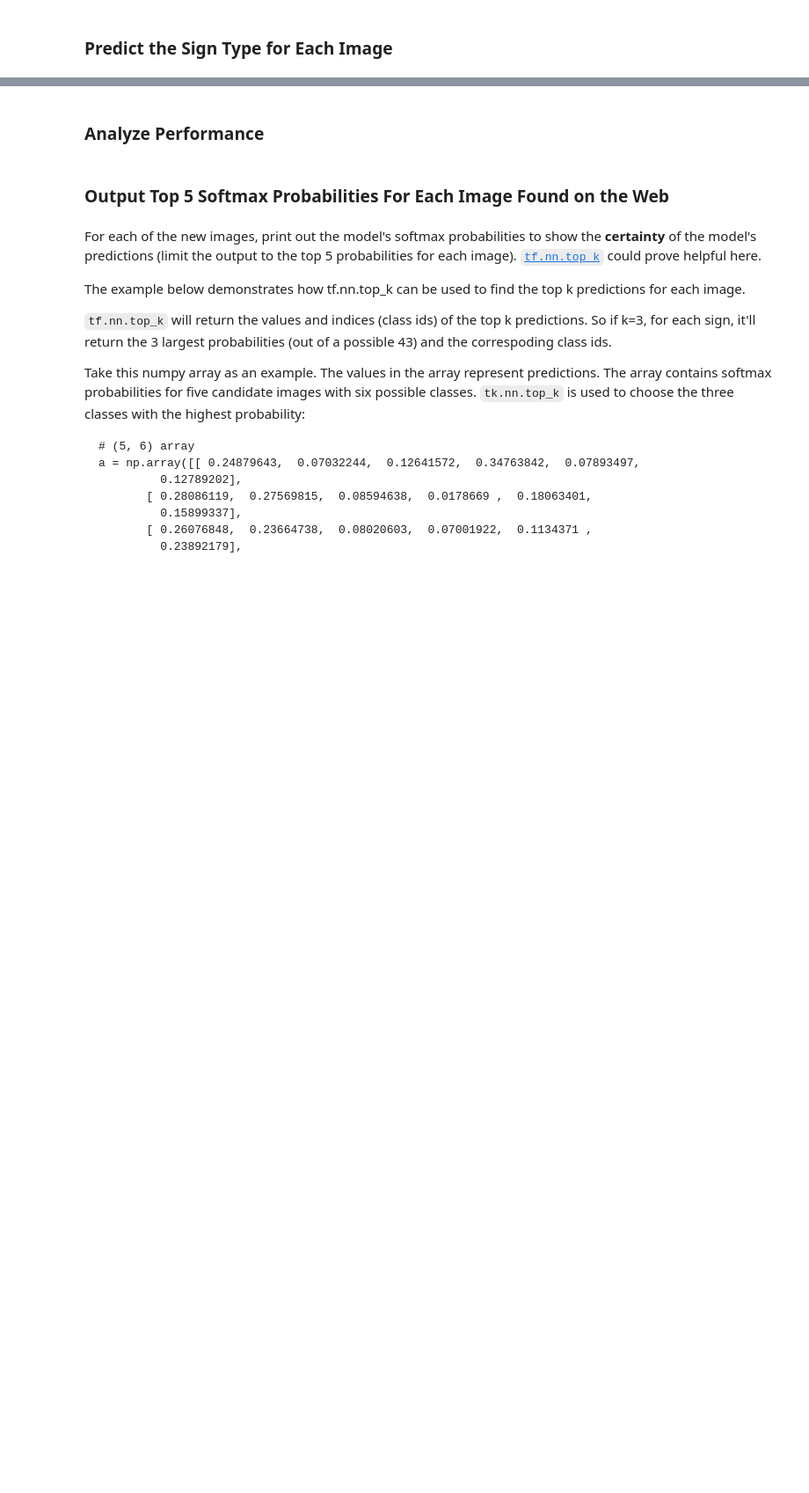
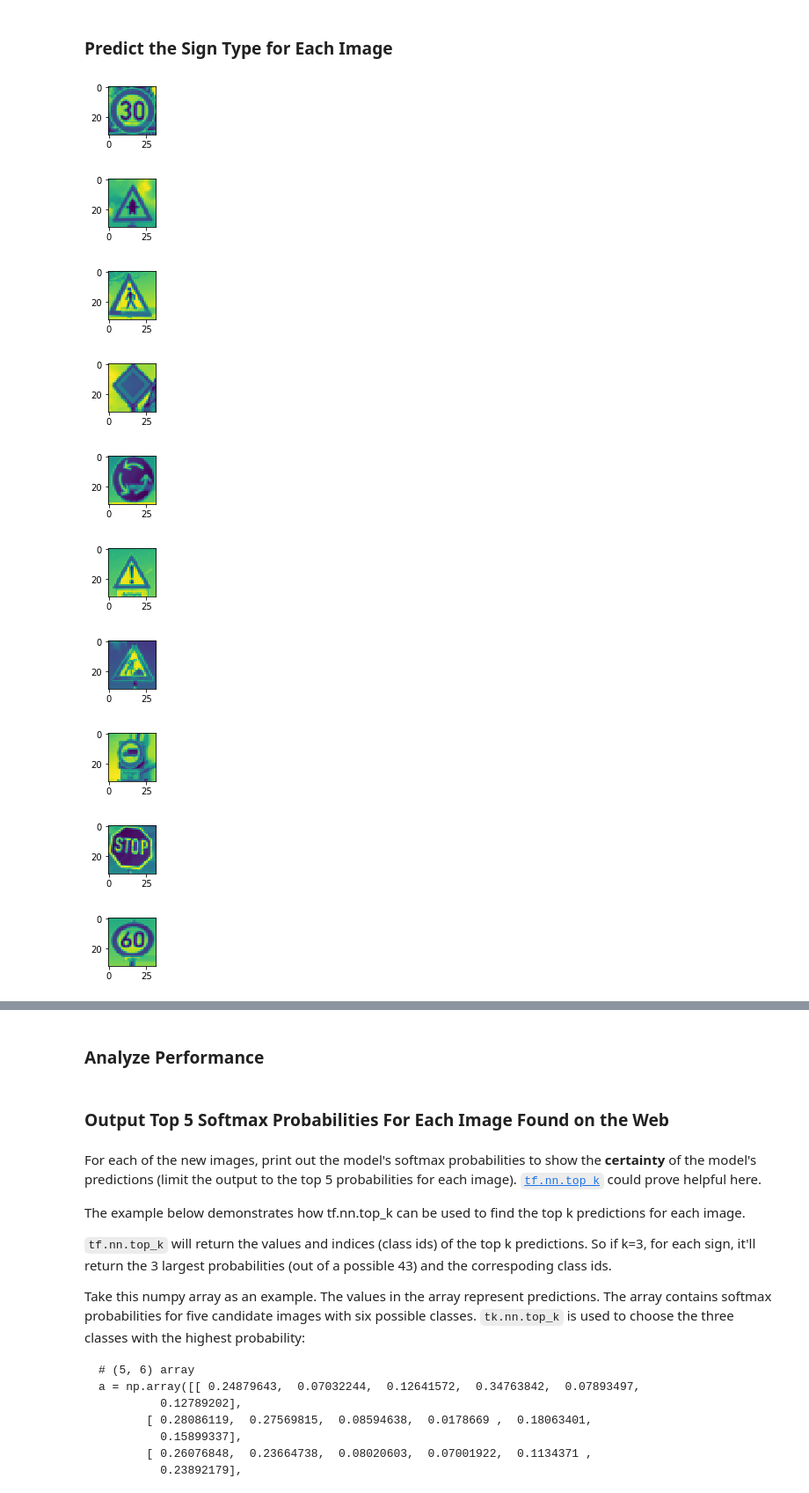
Before and after one commit to magak/CDC_Task2, a Jupyter notebook: Traffic_Sign_Classifier.ipynb, the cells around one changed output, grey strips where cells are left out. Shown at 88% size. Drawn from its saved outputs; the diff is of its cells as text; code cells hidden in the pictures; blank space fills up the shorter version.

Commit message:
new samples eval

```diff
--- a/Traffic_Sign_Classifier.ipynb
+++ b/Traffic_Sign_Classifier.ipynb
@@ -598,4 +636,24 @@ You may find `signnames.csv` useful as it contains mappings from the class id (i
 # %%
 ### Run the predictions here and use the model to output the prediction for each image.
 ### Make sure to pre-process the images with the same pre-processing pipeline used earlier.
+
+newsigns = rgb2gray(newsigns).reshape((newsigns.shape[0], newsigns.shape[1], newsigns.shape[2],1))
+newsigns = normalizeImage(newsigns)
+
+for img in newsigns:
+    image_sample = img.squeeze()
+    plt.figure(figsize=(1,1))
+    plt.imshow(image_sample)
+
 ### Feel free to use as many code cells as needed.
+# %% [output]
+[figure, added]
+[figure, added]
+[figure, added]
+[figure, added]
+[figure, added]
+[figure, added]
+[figure, added]
+[figure, added]
+[figure, added]
+[figure, added]
```
Also changed, not shown: parts of 12 cells of this notebook, 3 other files.
